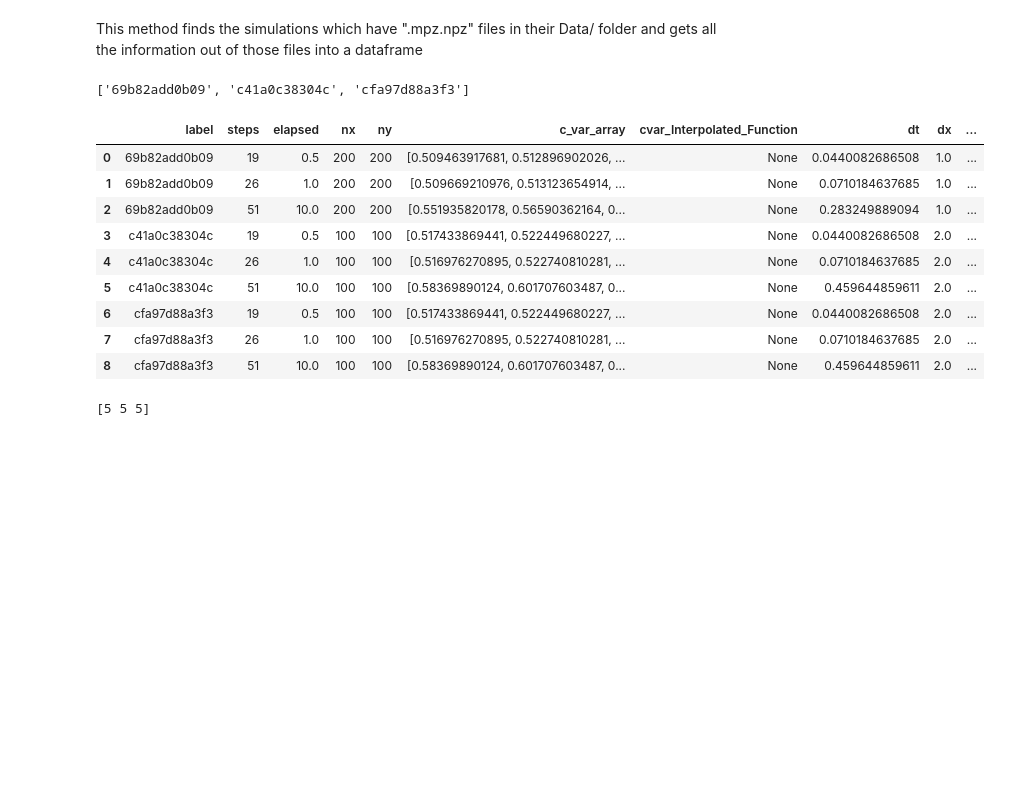
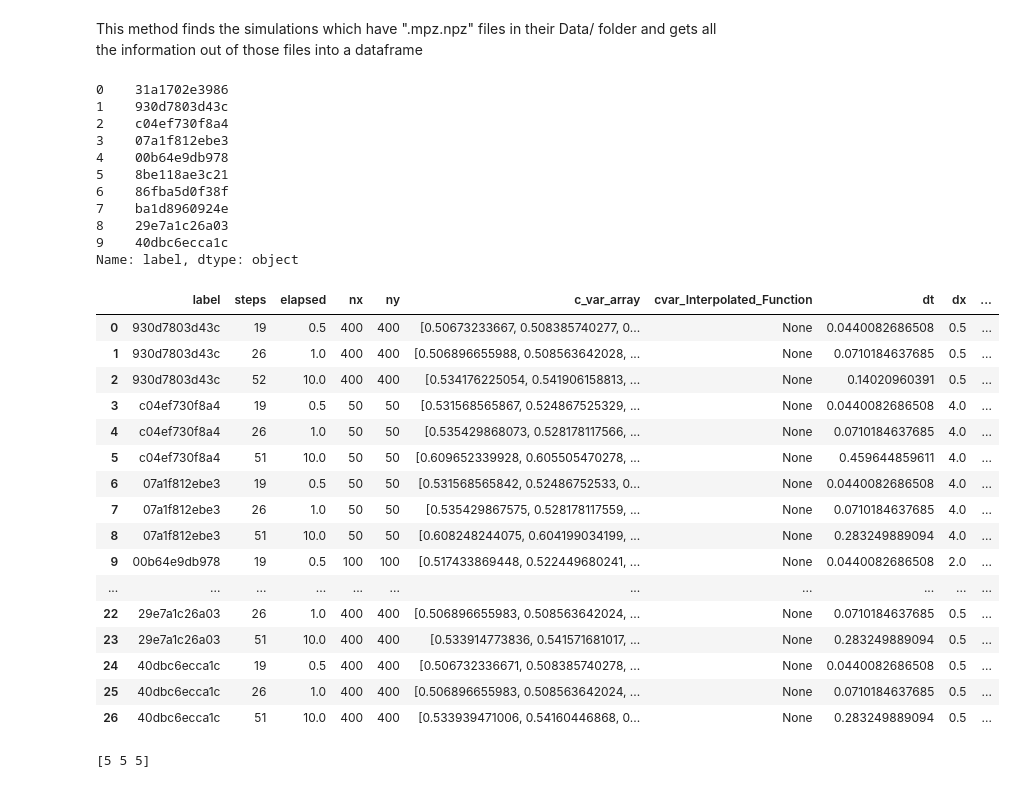
Before and after one commit to evgenjevich/corr-sumatra2, a Jupyter notebook: DataExtract.ipynb, the cells around one changed output. Drawn from its saved outputs; the diff is of its cells as text; code cells hidden in the pictures; blank space fills up the shorter version.

```diff
--- a/DataExtract.ipynb
+++ b/DataExtract.ipynb
@@ -29,7 +29,7 @@ import fipy as fp
 labels = []
 
 labels = df['label']
-labels = ['69b82add0b09','c41a0c38304c', 'cfa97d88a3f3'] #I manually entered simulations that were ok
+# labels = ['69b82add0b09','c41a0c38304c', 'cfa97d88a3f3'] #I manually entered simulations that were ok
 print labels
 
 dfC = pandas.DataFrame(columns=['label','steps','elapsed', 'nx', 'ny', 'c_var_array', 'cvar_Interpolated_Function', 'dt', 'dx', 'dy', 'sweeps', 'L1', 'L2', 'Linf'])
@@ -40,43 +40,60 @@ def extractor(labelz, Lx=200):  #will work as long as there is 1 .mpz.npz file i
         dictt = {} #create a dictionary to fill in with simulation data
         dictt.update({'label':lbl})
         p = str(df['datastore'][0]['parameters']['root'])
         p = p[:-13] #cuts off the sumatra label from the datapath
         datapath = os.path.join(p, lbl)
         mfile = glob.glob('{0}/*.mpz.npz'.format(datapath)) #get the name of the mpz file with data we need
 #         print mfile
         if len(mfile)>=1:
             for mpzfile in mfile:
                 fn = np.load(mpzfile)
                 for item in fn:
                     dictt.update({str(item):fn[item]}) #add every variable from the file into the dictionary
                 dictt.update({'cvar_Interpolated_Function':None}) #create a blank column for later
                 dictt.update({'L1':[]})
                 dictt.update({'L2':[]})
                 dictt.update({'Linf':[]})
 
                 #now we need the x and y coordinates for interpolation to match the grid size
                 nx = dictt['nx']
                 ny = dictt['ny']
 
 #                 print dictt.keys()
 #                 print rows
                 dfC.loc[rows]=dictt
                 rows+=1
     return dfC #dfC is a compact dataframe with all the information we need
 
 extractor(labels)
 # %% [output]
-['69b82add0b09', 'c41a0c38304c', 'cfa97d88a3f3']
+0    31a1702e3986
+1    930d7803d43c
+2    c04ef730f8a4
+3    07a1f812ebe3
+4    00b64e9db978
+5    8be118ae3c21
+6    86fba5d0f38f
+7    ba1d8960924e
+8    29e7a1c26a03
+9    40dbc6ecca1c
+Name: label, dtype: object
 |  | label | steps | elapsed | nx | ny | c_var_array | cvar_Interpolated_Function | dt | dx | ... |
-| 0 | 69b82add0b09 | 19 | 0.5 | 200 | 200 | [0.509463917681, 0.512896902026, ... | None | 0.0440082686508 | 1.0 | ... |
-| 1 | 69b82add0b09 | 26 | 1.0 | 200 | 200 | [0.509669210976, 0.513123654914, ... | None | 0.0710184637685 | 1.0 | ... |
-| 2 | 69b82add0b09 | 51 | 10.0 | 200 | 200 | [0.551935820178, 0.56590362164, 0... | None | 0.283249889094 | 1.0 | ... |
-| 3 | c41a0c38304c | 19 | 0.5 | 100 | 100 | [0.517433869441, 0.522449680227, ... | None | 0.0440082686508 | 2.0 | ... |
-| 4 | c41a0c38304c | 26 | 1.0 | 100 | 100 | [0.516976270895, 0.522740810281, ... | None | 0.0710184637685 | 2.0 | ... |
-| 5 | c41a0c38304c | 51 | 10.0 | 100 | 100 | [0.58369890124, 0.601707603487, 0... | None | 0.459644859611 | 2.0 | ... |
-| 6 | cfa97d88a3f3 | 19 | 0.5 | 100 | 100 | [0.517433869441, 0.522449680227, ... | None | 0.0440082686508 | 2.0 | ... |
-| 7 | cfa97d88a3f3 | 26 | 1.0 | 100 | 100 | [0.516976270895, 0.522740810281, ... | None | 0.0710184637685 | 2.0 | ... |
-| 8 | cfa97d88a3f3 | 51 | 10.0 | 100 | 100 | [0.58369890124, 0.601707603487, 0... | None | 0.459644859611 | 2.0 | ... |
+| 0 | 930d7803d43c | 19 | 0.5 | 400 | 400 | [0.50673233667, 0.508385740277, 0... | None | 0.0440082686508 | 0.5 | ... |
+| 1 | 930d7803d43c | 26 | 1.0 | 400 | 400 | [0.506896655988, 0.508563642028, ... | None | 0.0710184637685 | 0.5 | ... |
+| 2 | 930d7803d43c | 52 | 10.0 | 400 | 400 | [0.534176225054, 0.541906158813, ... | None | 0.14020960391 | 0.5 | ... |
+| 3 | c04ef730f8a4 | 19 | 0.5 | 50 | 50 | [0.531568565867, 0.524867525329, ... | None | 0.0440082686508 | 4.0 | ... |
+| 4 | c04ef730f8a4 | 26 | 1.0 | 50 | 50 | [0.535429868073, 0.528178117566, ... | None | 0.0710184637685 | 4.0 | ... |
+| 5 | c04ef730f8a4 | 51 | 10.0 | 50 | 50 | [0.609652339928, 0.605505470278, ... | None | 0.459644859611 | 4.0 | ... |
+| 6 | 07a1f812ebe3 | 19 | 0.5 | 50 | 50 | [0.531568565842, 0.52486752533, 0... | None | 0.0440082686508 | 4.0 | ... |
+| 7 | 07a1f812ebe3 | 26 | 1.0 | 50 | 50 | [0.535429867575, 0.528178117559, ... | None | 0.0710184637685 | 4.0 | ... |
+| 8 | 07a1f812ebe3 | 51 | 10.0 | 50 | 50 | [0.608248244075, 0.604199034199, ... | None | 0.283249889094 | 4.0 | ... |
+| 9 | 00b64e9db978 | 19 | 0.5 | 100 | 100 | [0.517433869448, 0.522449680241, ... | None | 0.0440082686508 | 2.0 | ... |
+| ... | ... | ... | ... | ... | ... | ... | ... | ... | ... | ... |
+| 22 | 29e7a1c26a03 | 26 | 1.0 | 400 | 400 | [0.506896655983, 0.508563642024, ... | None | 0.0710184637685 | 0.5 | ... |
+| 23 | 29e7a1c26a03 | 51 | 10.0 | 400 | 400 | [0.533914773836, 0.541571681017, ... | None | 0.283249889094 | 0.5 | ... |
+| 24 | 40dbc6ecca1c | 19 | 0.5 | 400 | 400 | [0.506732336671, 0.508385740278, ... | None | 0.0440082686508 | 0.5 | ... |
+| 25 | 40dbc6ecca1c | 26 | 1.0 | 400 | 400 | [0.506896655983, 0.508563642024, ... | None | 0.0710184637685 | 0.5 | ... |
+| 26 | 40dbc6ecca1c | 51 | 10.0 | 400 | 400 | [0.533939471006, 0.54160446868, 0... | None | 0.283249889094 | 0.5 | ... |
 # %%
 a = np.array((0, 1, 3))
 a[:] = 5
```
Also changed, not shown: parts of 18 cells of this notebook, 2 other files.
